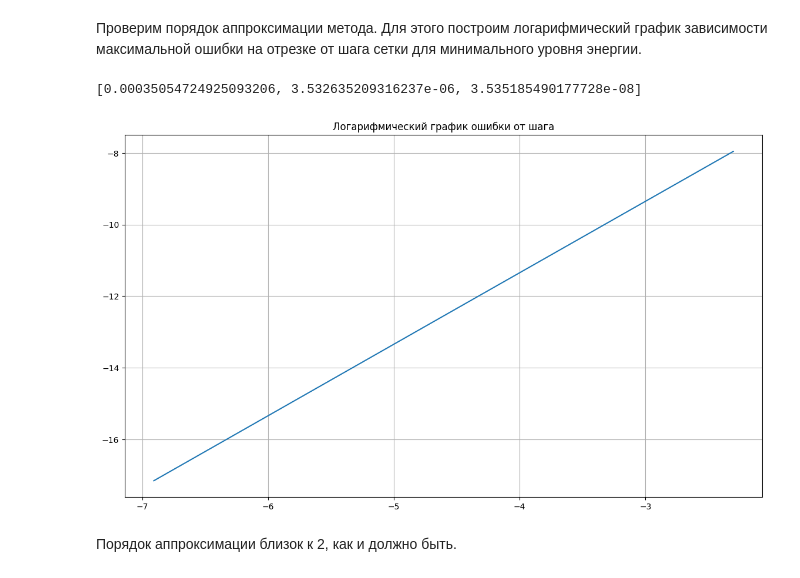
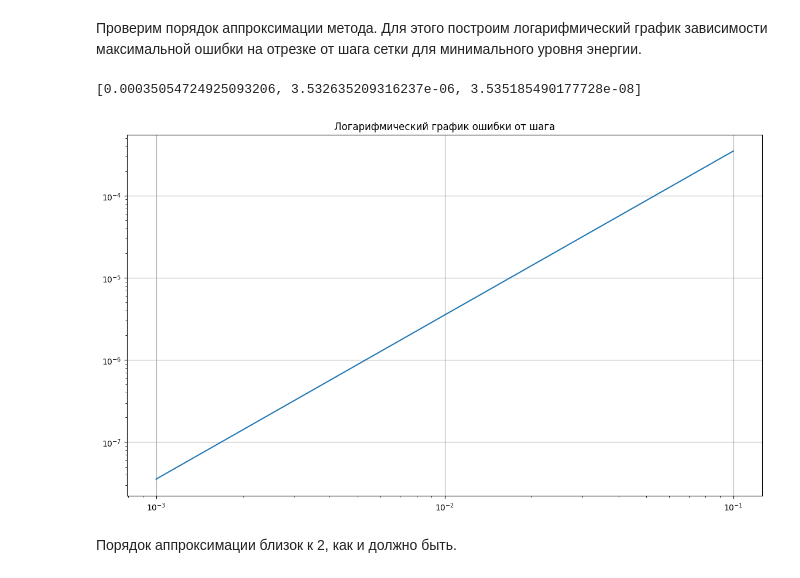
Before and after one commit to Xopppek/num_methods_sem7, a Jupyter notebook: lab1/lab1.ipynb, the cells around one changed output. Saved outputs shown, nothing was run; the diff lists cells and outputs as text; code cells hidden in the pictures.

```diff
--- a/lab1/lab1.ipynb
+++ b/lab1/lab1.ipynb
@@ -116,15 +116,15 @@ plt.grid(True)
 # %%
 max_err = []
 for step in steps:
     func_exact = get_exact_eigfuncs(l, step, lambds_exact[0:1])
     _, func = get_eigs(l, step, init_lambds_appr[0:1])
     max_err.append(np.max(np.abs(np.abs(func_exact) - np.abs(func))))
 print(max_err)
-plt.plot(np.log(steps), np.log(max_err))
+plt.loglog(steps, max_err)
 plt.title("Логарифмический график ошибки от шага")
 plt.grid(True)
 # %% [output]
 [0.00035054724925093206, 3.532635209316237e-06, 3.535185490177728e-08]
-[figure, old version]
+[figure, new version]
 # %% [markdown]
 Порядок аппроксимации близок к 2, как и должно быть.
```
Also changed, not shown: parts of 1 cell of this notebook, 4 other files.
